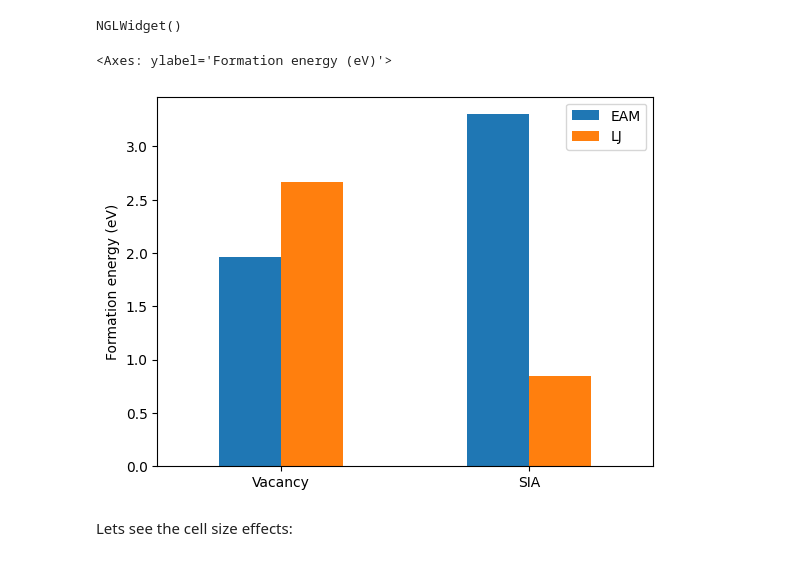
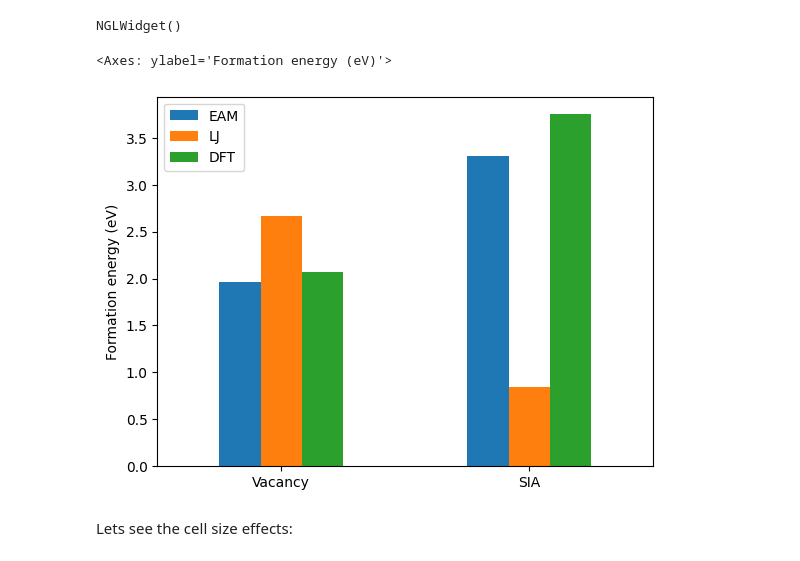
Before and after one commit to pgrigorev/ModMatEcole, a Jupyter notebook: tutorials/T1_1_python_ecosystem.ipynb, the cells around one changed output. Cells and saved outputs as stored; diff of their text form; code cells hidden in the pictures.

```diff
--- a/tutorials/T1_1_python_ecosystem.ipynb
+++ b/tutorials/T1_1_python_ecosystem.ipynb
@@ -503,13 +538,14 @@ show_structure(sia_LJ)
 NGLWidget()
 # %%
 dataframe = pd.DataFrame({'EAM': [eam_vac_formen, eam_sia_formen],
-                          'LJ': [LJ_vac_formen, LJ_sia_formen]},
+                          'LJ': [LJ_vac_formen, LJ_sia_formen],
+                          "DFT": [2.07, 3.75]}, # refs: https://doi.org/10.1103/PhysRevB.65.024103 https://doi.org/10.1016/j.nimb.2004.10.028
                            index=['Vacancy', 'SIA'])
 
 dataframe.plot(kind='bar', rot=0, ylabel='Formation energy (eV)')
 # %% [output]
 <Axes: ylabel='Formation energy (eV)'>
-[figure, old version]
+[figure, new version]
 # %% [markdown]
 Lets see the cell size effects:
 # %%
```
Also changed, not shown: parts of 15 cells of this notebook.
